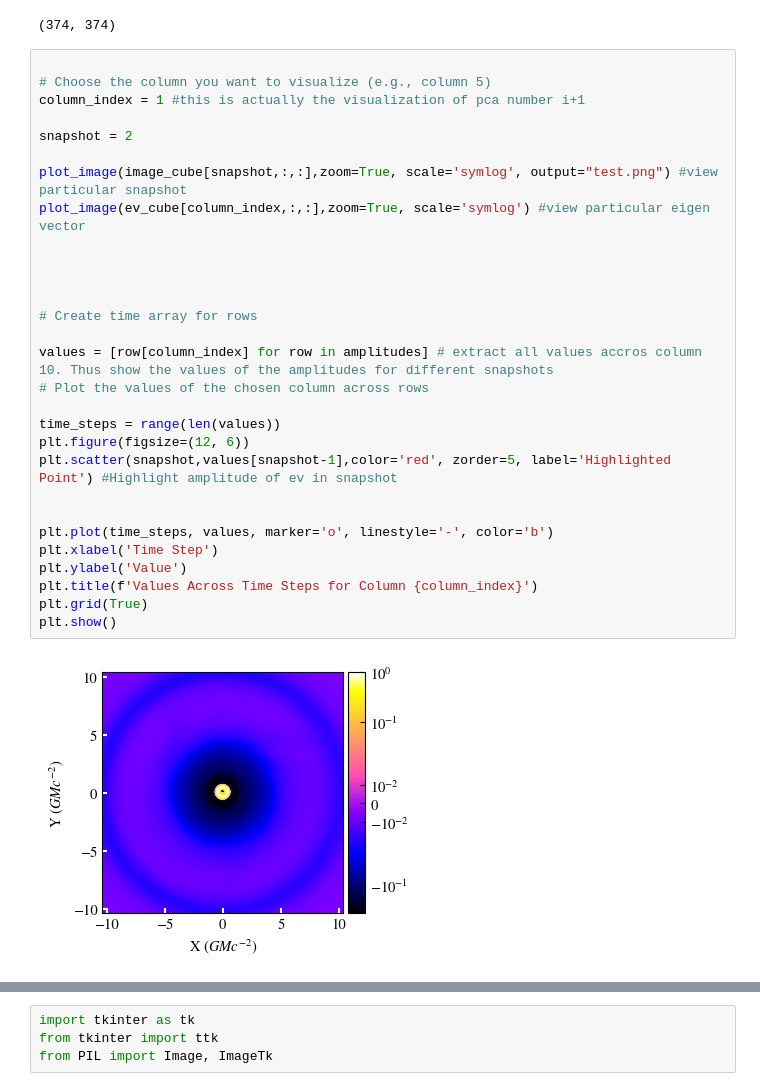
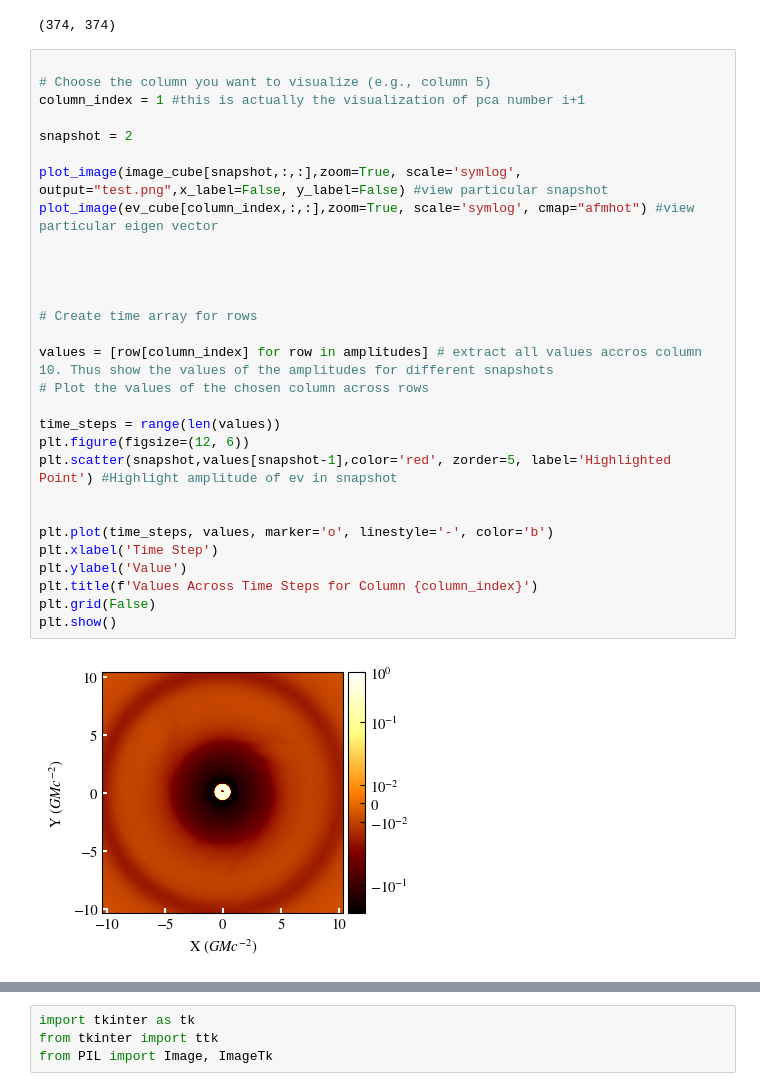
Before and after one commit to Juvis237/HALL_RESEARCH_GROUP, a Jupyter notebook: createVideo.ipynb, the cells around one changed output, grey strips where cells are left out. Saved outputs shown, nothing was run; the diff lists cells and outputs as text.

```diff
--- a/createVideo.ipynb
+++ b/createVideo.ipynb
@@ -29,31 +29,31 @@ np.array(amplitudes).shape
 # %%
 
 # Choose the column you want to visualize (e.g., column 5)
 column_index = 1 #this is actually the visualization of pca number i+1
 
 snapshot = 2
 
-plot_image(image_cube[snapshot,:,:],zoom=True, scale='symlog', output="test.png") #view particular snapshot
-plot_image(ev_cube[column_index,:,:],zoom=True, scale='symlog') #view particular eigen vector
+plot_image(image_cube[snapshot,:,:],zoom=True, scale='symlog', output="test.png",x_label=False, y_label=False) #view particular snapshot
+plot_image(ev_cube[column_index,:,:],zoom=True, scale='symlog', cmap="afmhot") #view particular eigen vector
 
 
 
 
 # Create time array for rows
 
 values = [row[column_index] for row in amplitudes] # extract all values accros column 10. Thus show the values of the amplitudes for different snapshots
 # Plot the values of the chosen column across rows
 
 time_steps = range(len(values))
 plt.figure(figsize=(12, 6))
 plt.scatter(snapshot,values[snapshot-1],color='red', zorder=5, label='Highlighted Point') #Highlight amplitude of ev in snapshot
 
 
 plt.plot(time_steps, values, marker='o', linestyle='-', color='b')
 plt.xlabel('Time Step')
 plt.ylabel('Value')
 plt.title(f'Values Across Time Steps for Column {column_index}')
-plt.grid(True)
+plt.grid(False)
 plt.show()
 # %% [output]
-[figure, old version]
+[figure, new version]
```
Also changed, not shown: parts of 2 cells of this notebook, 4 other files.
